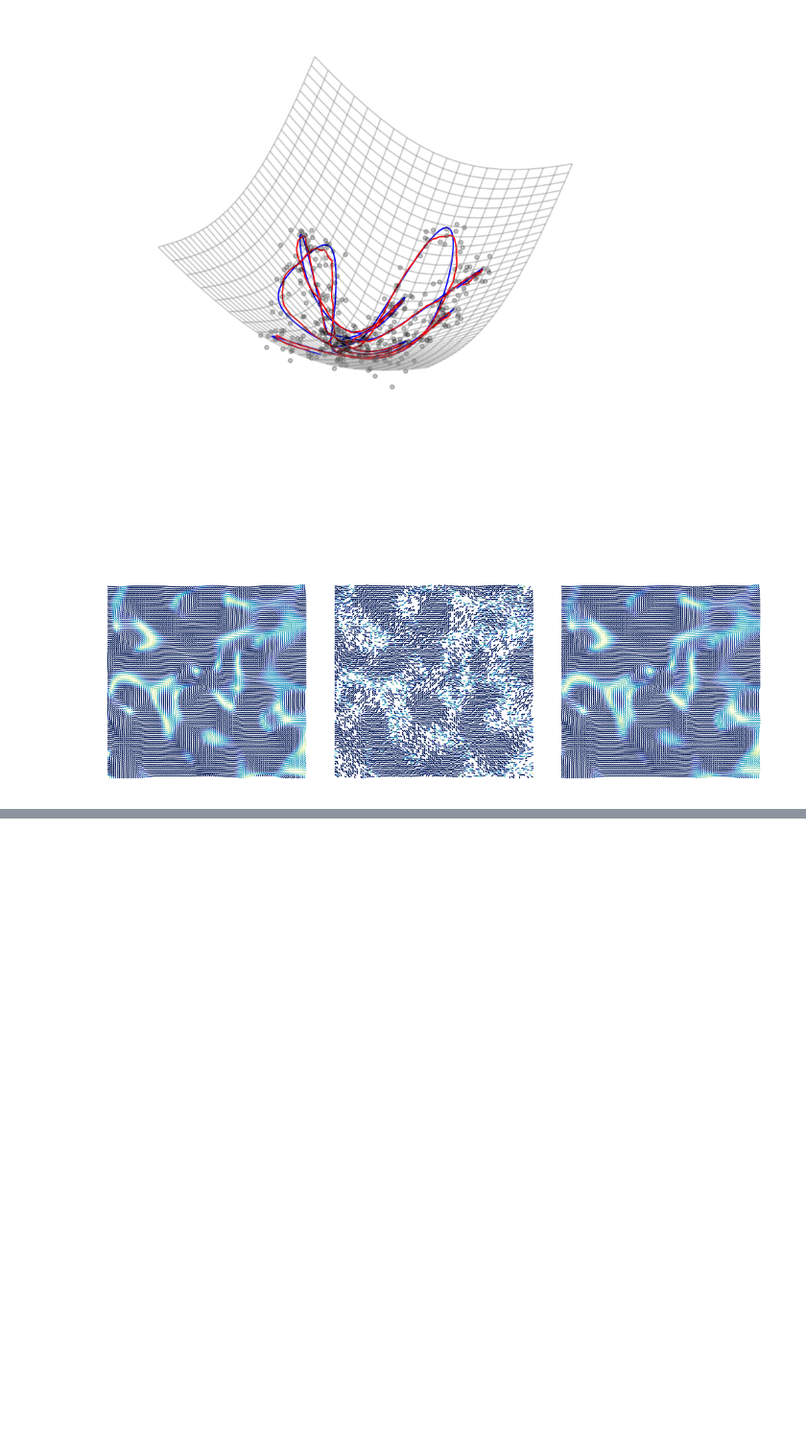
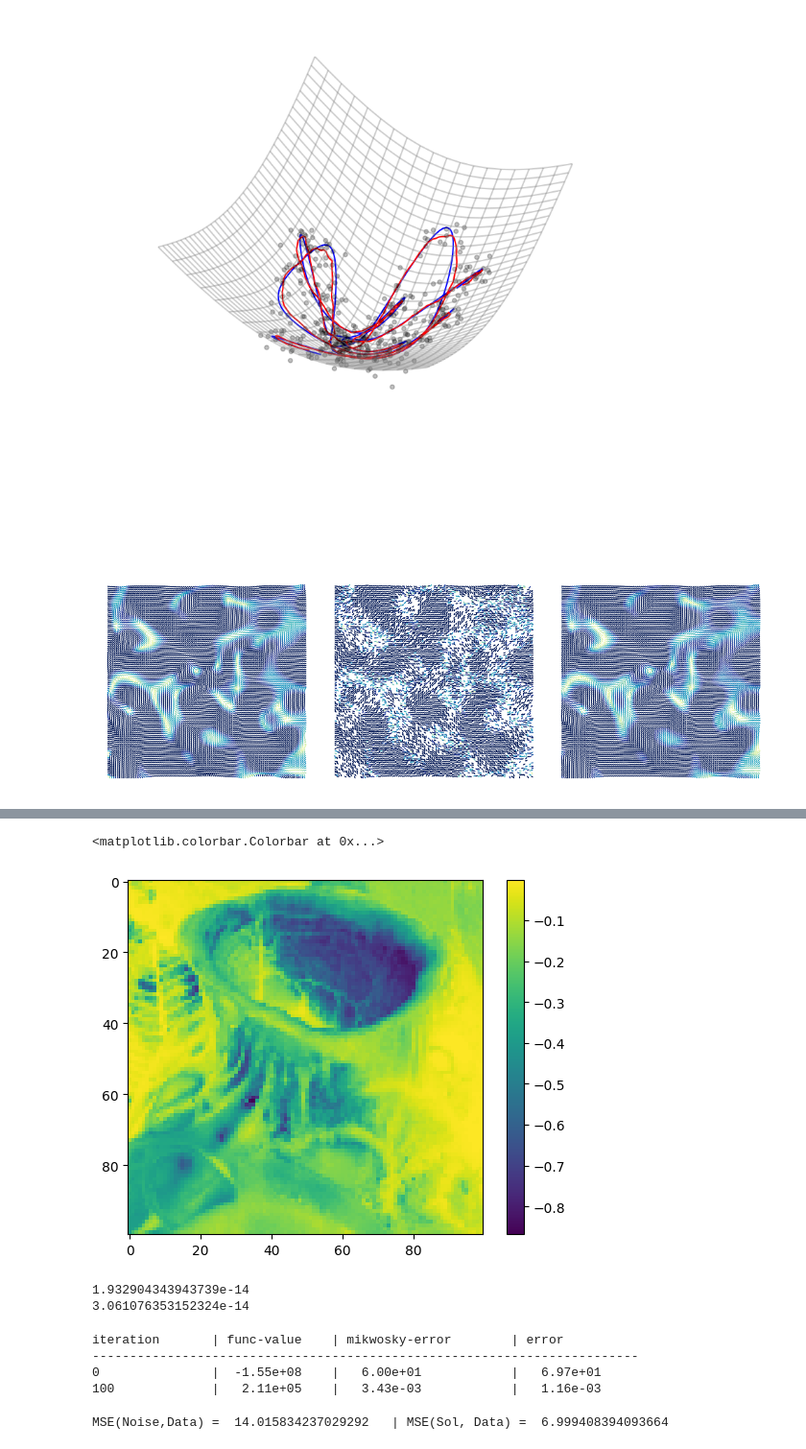
Before and after one commit to JJEWBresch/relaxed_tikhonov_regularization, a Jupyter notebook: hyperbolic.ipynb, the cells around one changed output, grey strips where cells are left out. Shown at 96% size. Drawn from its saved outputs; the diff is of its cells as text; code cells hidden in the pictures; blank space fills up the shorter version.

```diff
--- a/hyperbolic.ipynb
+++ b/hyperbolic.ipynb
@@ -92,0 +127,13 @@ relaxed_tikhonov_sphere_image.plot_hyper2(noise_smooth_image, data_smooth_image,
+# %%
+transimgconv = np.zeros((3,np.shape(imgconv)[0],np.shape(imgconv)[0]))
+transimgconv[0,:,:] = imgconv[:,:,2].copy()/255*imgconv[:,:,1].copy()/255*np.cos(imgconv[:,:,0].copy()/180*2*np.pi)
+transimgconv[1,:,:] = imgconv[:,:,2].copy()/255*imgconv[:,:,1].copy()/255*np.sin(imgconv[:,:,0].copy()/180*2*np.pi)
+transimgconv[2,:,:] = imgconv[:,:,1].copy()/255
+# %%
+normimgconv = (transimgconv[0,:,:])**2 + (transimgconv[1,:,:])**2 - (transimgconv[2,:,:])**2
+# %%
+plt.imshow(normimgconv)
+plt.colorbar()
+# %% [output]
+<matplotlib.colorbar.Colorbar at 0x...>
+[figure, added]
@@ -92,0 +149,16 @@ relaxed_tikhonov_sphere_image.plot_hyper2(noise_smooth_image, data_smooth_image,
+# %%
+hyperimgconv_noise = relaxed_tikhonov_sphere_image.TangtialHyperNoise(hyperimgconv,0.1)
+# %% [output]
+1.932904343943739e-14
+3.061076353152324e-14
+# %%
+sol_x, sol_v, sol_f1, sol_l1, sol_f2, sol_l2 = relaxed_tikhonov_sphere_image.ADMM_red_hyper2D(hyperimgconv_noise, hyperimgconv, 0.5, 0.1, 1001)
+# %% [output]
+iteration       | func-value    | mikwosky-error        | error
+-------------------------------------------------------------------------
+0               |  -1.55e+08    |   6.00e+01            |   6.97e+01
+100             |   2.11e+05    |   3.43e-03            |   1.16e-03
+# %%
+print('MSE(Noise,Data) = ', np.linalg.norm(hyperimgconv_noise - hyperimgconv), '\t|', 'MSE(Sol, Data) = ', np.linalg.norm(sol_x - hyperimgconv))
+# %% [output]
+MSE(Noise,Data) =  14.015834237029292   | MSE(Sol, Data) =  6.999408394093664
```
Also changed, not shown: parts of 6 cells of this notebook, 1 other file.
